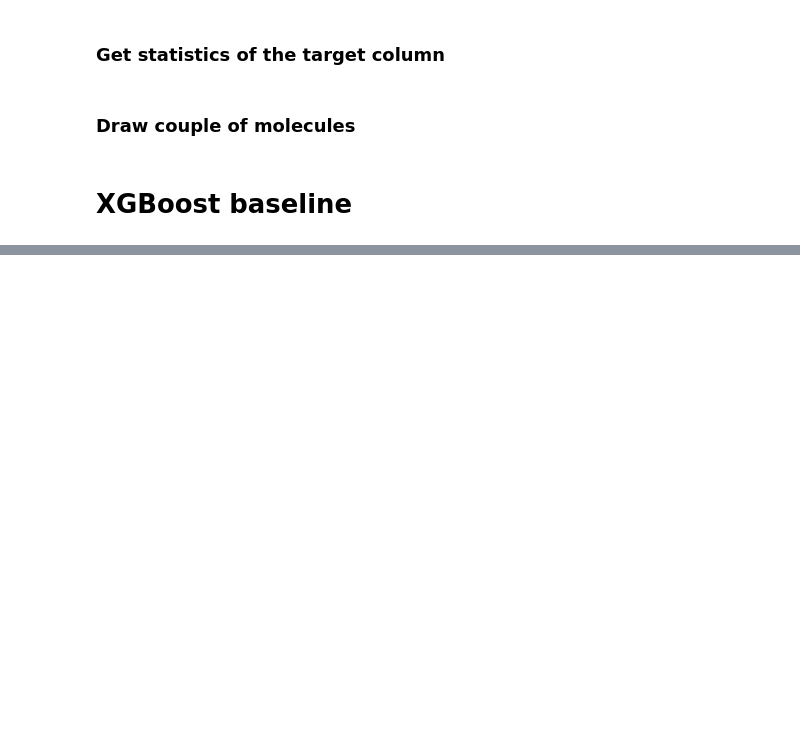
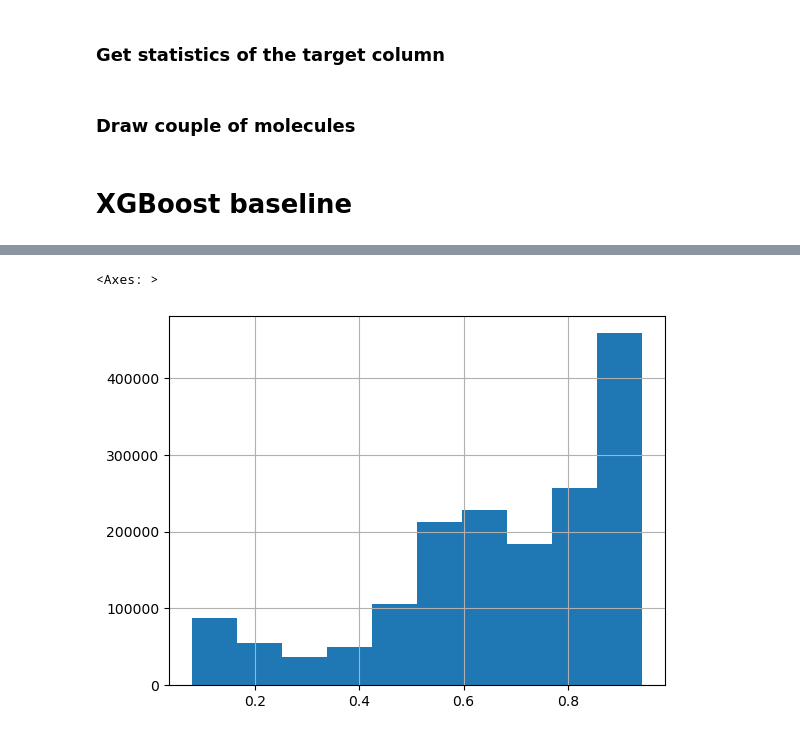
Before and after one commit to korney3/binding_prediction_xgboost_large_dataset, a Jupyter notebook: data_analysis_and_preprocesing.ipynb, the cells around one changed output, grey strips where cells are left out. Drawn from its saved outputs; the diff is of its cells as text; code cells hidden in the pictures; blank space fills up the shorter version.

```diff
--- a/data_analysis_and_preprocesing.ipynb
+++ b/data_analysis_and_preprocesing.ipynb
@@ -159,0 +167,7 @@ with open('model.pkl', 'wb') as file:
+# %%
+sub_bad = pd.read_csv("logs/2024-05-09_20-13-18/submission.csv")
+# %%
+sub_bad[TARGET_COLUMN].hist()
+# %% [output]
+<Axes: >
+[figure, added]
```
Also changed, not shown: parts of 11 cells of this notebook, 15 other files.
